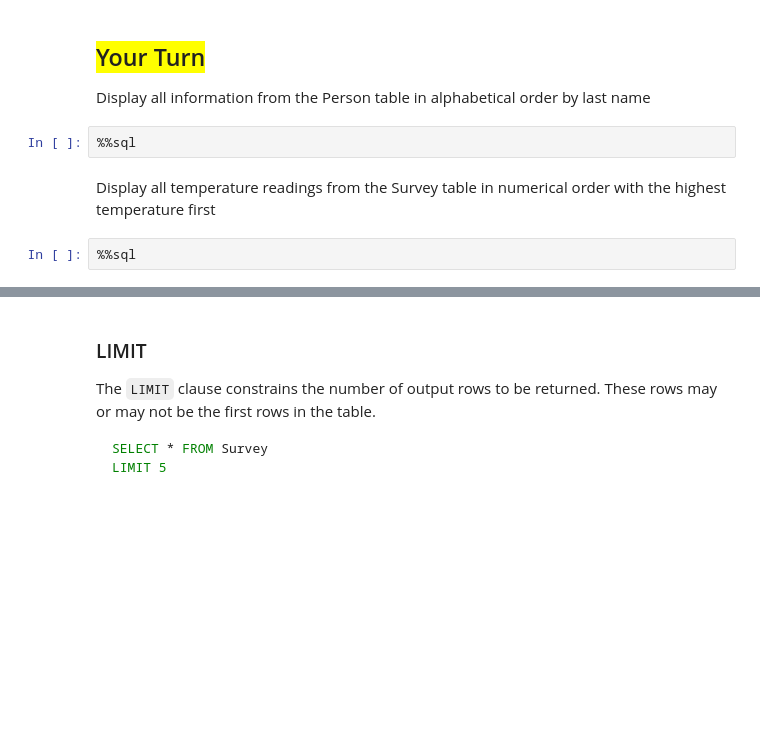
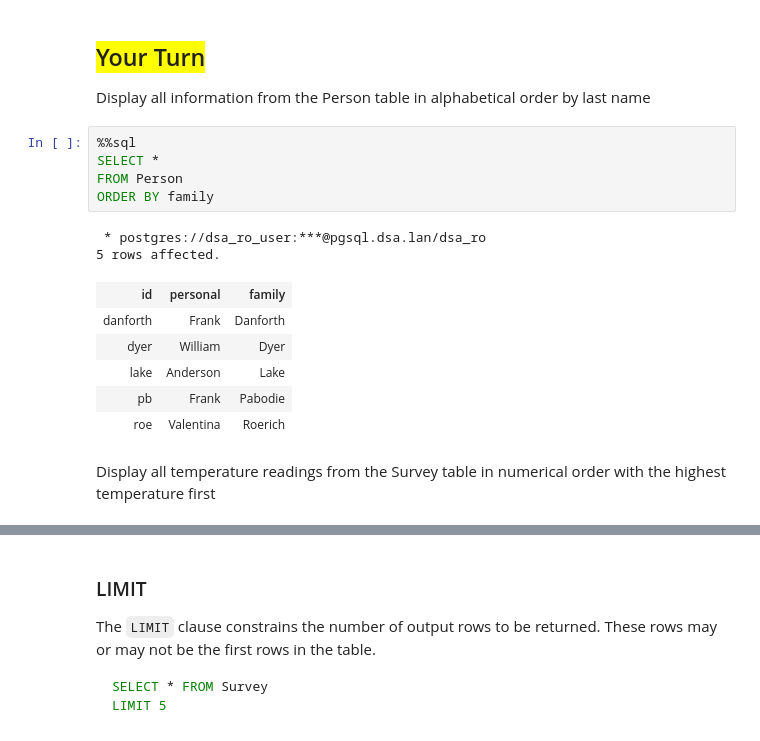
Before and after one commit to BlakeBigG/Database_and_Analytics_MS, a Jupyter notebook: modules/module1/exercises/M1_L2-SQL.ipynb, the cells around one changed output, grey strips where cells are left out. Cells and saved outputs as stored; diff of their text form; blank space fills up the shorter version.

```diff
--- a/modules/module1/exercises/M1_L2-SQL.ipynb
+++ b/modules/module1/exercises/M1_L2-SQL.ipynb
@@ -641,9 +788,19 @@ ORDER BY person, reading DESC;
 ## <span style="background:yellow">Your Turn</span>
 
 Display all information from the Person table in alphabetical order by last name
-# %%
-%%sql
+# %%
+%%sql
+SELECT *
+FROM Person
+ORDER BY family
+# %% [output]
+ * postgres://dsa_ro_user:***@pgsql.dsa.lan/dsa_ro
+5 rows affected.
+| id | personal | family |
+| danforth | Frank | Danforth |
+| dyer | William | Dyer |
+| lake | Anderson | Lake |
+| pb | Frank | Pabodie |
+| roe | Valentina | Roerich |
 # %% [markdown]
 Display all temperature readings from the Survey table in numerical order with the highest temperature first
-# %%
-%%sql
```
Also changed, not shown: parts of 32 cells of this notebook.
